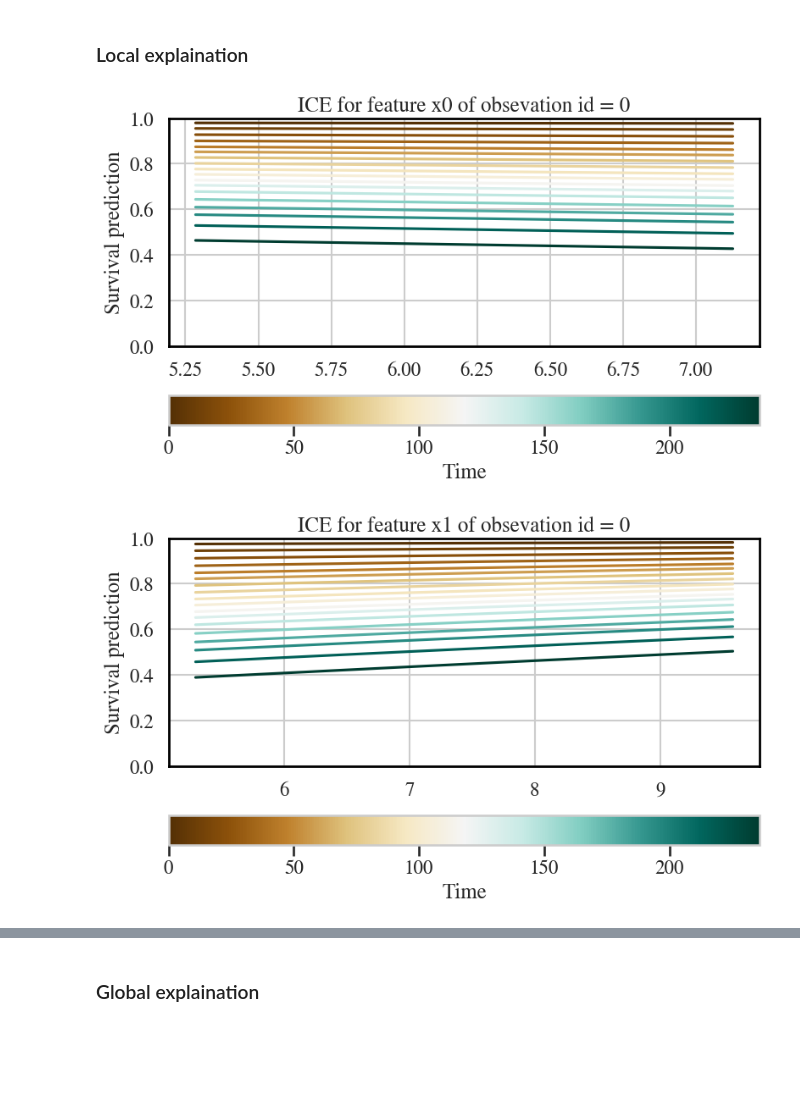
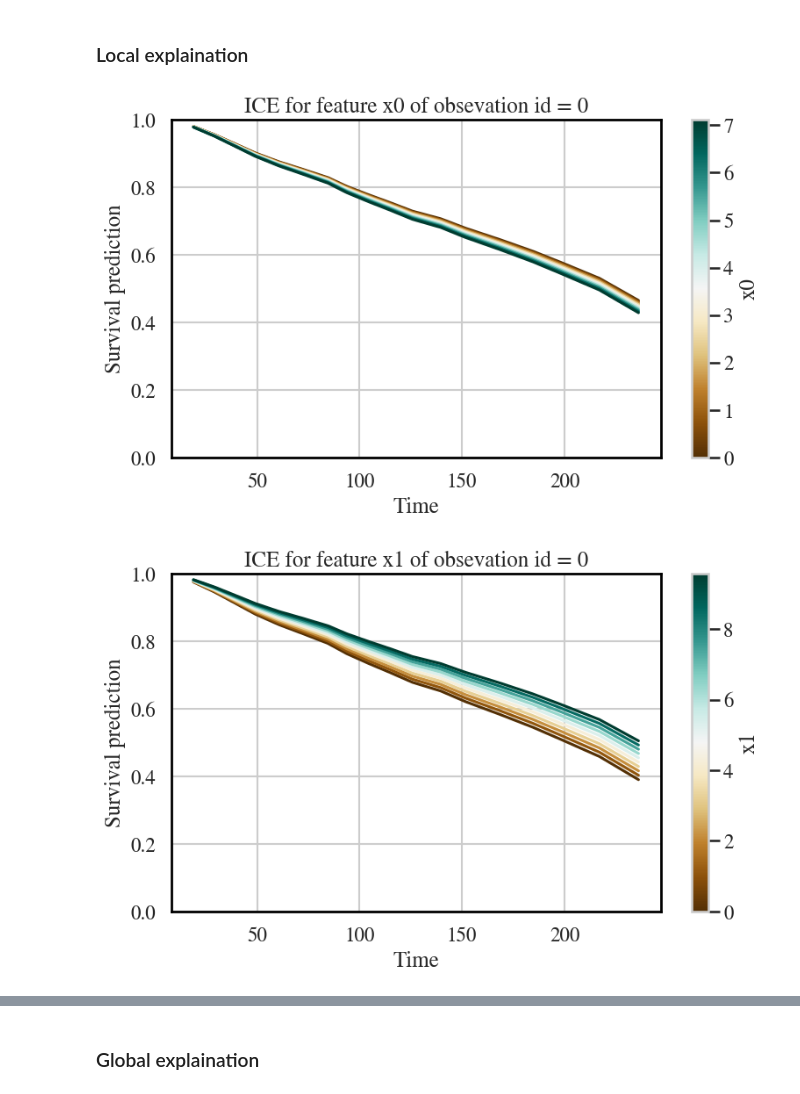
Before and after one commit to TeamHeKA/survinsights, a Jupyter notebook: tutorials.ipynb, the cells around one changed output, grey strips where cells are left out. Saved outputs shown, nothing was run; the diff lists cells and outputs as text; code cells hidden in the pictures; blank space fills up the shorter version.

```diff
--- a/tutorials.ipynb
+++ b/tutorials.ipynb
@@ -14,6 +14,25 @@ df = datasets.metabric.read_df()
 feat_cols = ["x0", "x1", "x2", "x3", "x4", "x5", "x6", "x7", "x8"]
 feats = df[feat_cols]
 surv_label = df[["duration", "event"]].values
+# %%
+numeric_feat_cols = ["x0", "x1", "x2", "x3", "x8"]
+cate_feat_cols = [col for col in feat_cols if col not in numeric_feat_cols]
+# %%
+# Encode categorical features
+from sklearn.preprocessing import OneHotEncoder
+feats_new = feats[numeric_feat_cols]
+feat_enc_cols = []
+enc_dict = {}
+for feat_col in cate_feat_cols:
+    enc = OneHotEncoder(drop='if_binary')
+    feat_new = enc.fit_transform(feats[feat_col].values.reshape((-1, 1))).toarray()
+    feat_col_new = enc.get_feature_names_out([feat_col]).tolist()
+    feats_new[feat_col_new] = feat_new
+    feat_enc_cols.append(feat_col_new)
+    enc_dict[feat_col] = enc
+
+feats = feats_new
+feat_cols = feats.columns.values
 # %%
 # Survival model to be explained
 from src.utils import convert_surv_label_structarray
@@ -23,7 +42,7 @@ estimator = CoxPHSurvivalAnalysis().fit(feats.values.astype(float), surv_label_s
 # %%
 # Load model explainer
 from src.explainer import explainer
-model_explainer = explainer(estimator, feats, surv_label)
+model_explainer = explainer(estimator, feats, surv_label, encoders=enc_dict)
 # %% [markdown]
 ### Prediction
 # %%
@@ -91,13 +110,13 @@ from src import local_explaination
 # %%
 # individual conditional expectation
 explained_feature = "x0"
 ICE_df = local_explaination.individual_conditional_expectation(model_explainer,
                                                                explained_feature,
                                                                n_sel_samples=10,
                                                                n_grid_points=10)
-local_explaination.plot_ICE(ICE_df, explained_feature)
+local_explaination.plot_ICE(model_explainer, ICE_df, explained_feature)
 # %% [output]
-[figure, old version]
+[figure, new version]
 # %%
 # individual conditional expectation
 explained_feature = "x1"
@@ -105,6 +124,6 @@ ICE_df = local_explaination.individual_conditional_expectation(model_explainer,
                                                                explained_feature,
                                                                n_sel_samples=10,
                                                                n_grid_points=10)
-local_explaination.plot_ICE(ICE_df, explained_feature)
+local_explaination.plot_ICE(model_explainer, ICE_df, explained_feature)
 # %% [output]
-[figure, old version]
+[figure, new version]
```
Also changed, not shown: parts of 7 cells of this notebook.
